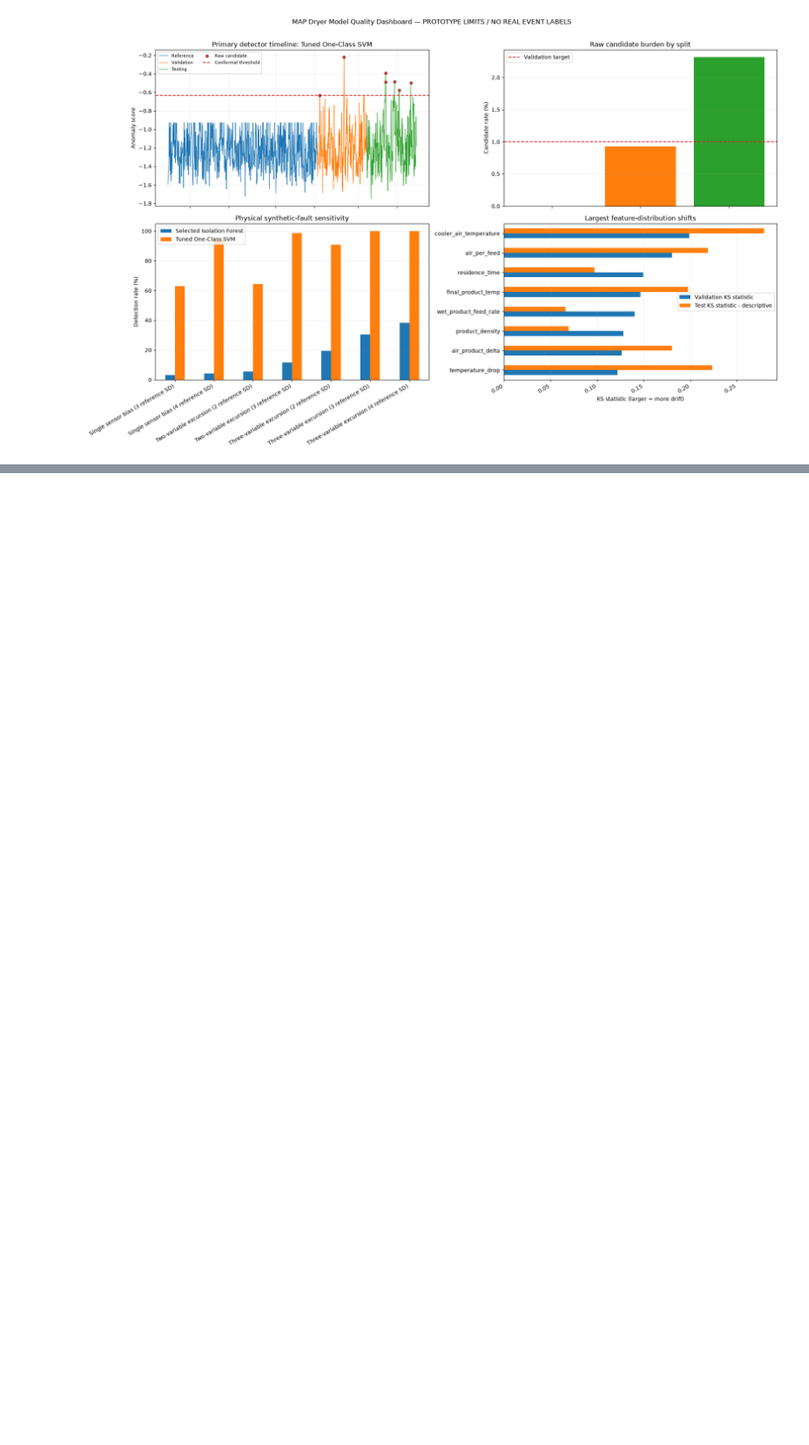
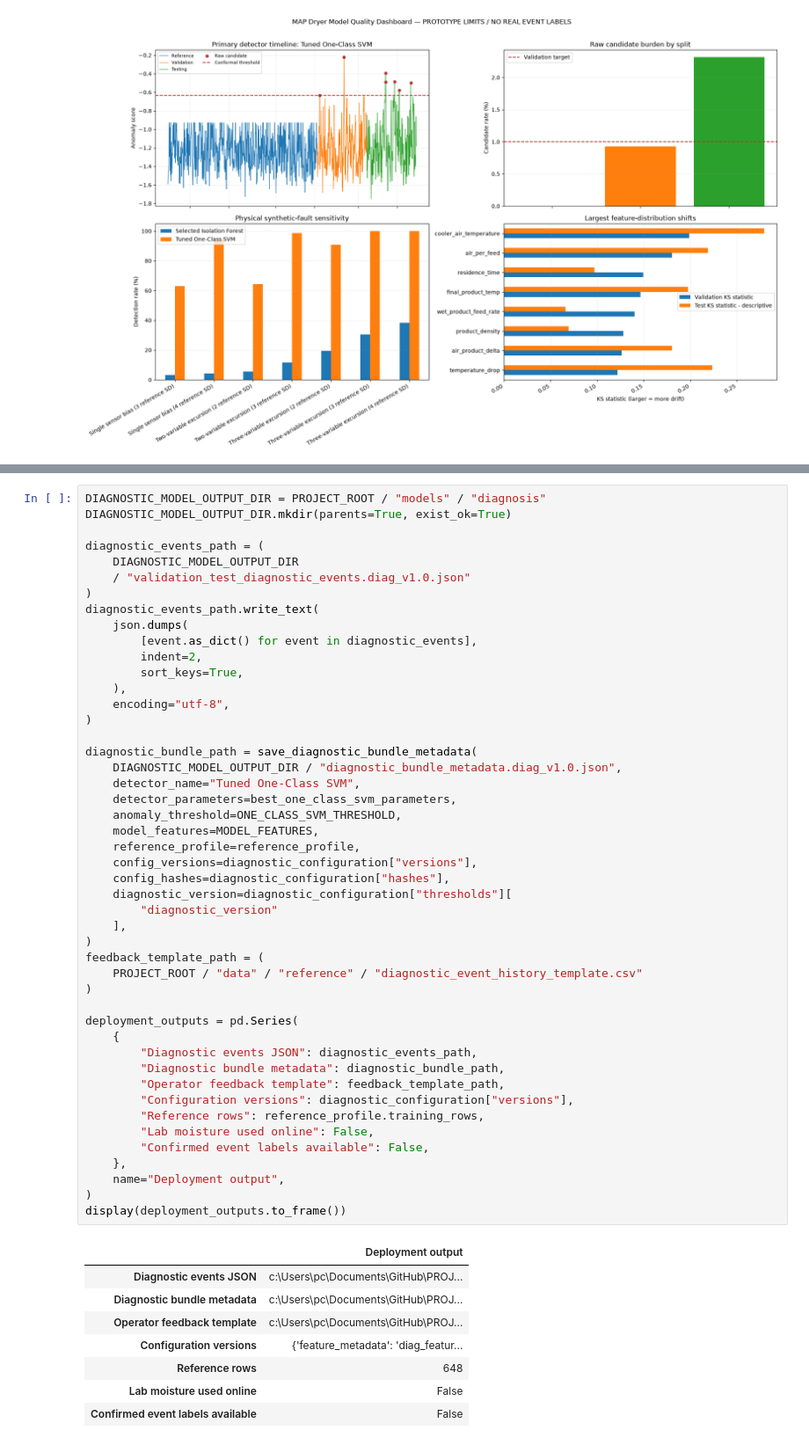
Before and after one commit to karimchaal911-web/PROJECTS, a Jupyter notebook: MAP-Dryer-AI/notebooks/04_Model2_AnomalyDetection&Diagnosis.ipynb, the cells around one changed output, grey strips where cells are left out. Shown at 88% size. Saved outputs shown, nothing was run; the diff lists cells and outputs as text; blank space fills up the shorter version.

```diff
--- a/MAP-Dryer-AI/notebooks/04_Model2_AnomalyDetection&Diagnosis.ipynb
+++ b/MAP-Dryer-AI/notebooks/04_Model2_AnomalyDetection&Diagnosis.ipynb
@@ -2514,0 +2936,56 @@ plt.show()
+# %%
+DIAGNOSTIC_MODEL_OUTPUT_DIR = PROJECT_ROOT / "models" / "diagnosis"
+DIAGNOSTIC_MODEL_OUTPUT_DIR.mkdir(parents=True, exist_ok=True)
+
+diagnostic_events_path = (
+    DIAGNOSTIC_MODEL_OUTPUT_DIR
+    / "validation_test_diagnostic_events.diag_v1.0.json"
+)
+diagnostic_events_path.write_text(
+    json.dumps(
+        [event.as_dict() for event in diagnostic_events],
+        indent=2,
+        sort_keys=True,
+    ),
+    encoding="utf-8",
+)
+
+diagnostic_bundle_path = save_diagnostic_bundle_metadata(
+    DIAGNOSTIC_MODEL_OUTPUT_DIR / "diagnostic_bundle_metadata.diag_v1.0.json",
+    detector_name="Tuned One-Class SVM",
+    detector_parameters=best_one_class_svm_parameters,
+    anomaly_threshold=ONE_CLASS_SVM_THRESHOLD,
+    model_features=MODEL_FEATURES,
+    reference_profile=reference_profile,
+    config_versions=diagnostic_configuration["versions"],
+    config_hashes=diagnostic_configuration["hashes"],
+    diagnostic_version=diagnostic_configuration["thresholds"][
+        "diagnostic_version"
+    ],
+)
+feedback_template_path = (
+    PROJECT_ROOT / "data" / "reference" / "diagnostic_event_history_template.csv"
+)
+
+deployment_outputs = pd.Series(
+    {
+        "Diagnostic events JSON": diagnostic_events_path,
+        "Diagnostic bundle metadata": diagnostic_bundle_path,
+        "Operator feedback template": feedback_template_path,
+        "Configuration versions": diagnostic_configuration["versions"],
+        "Reference rows": reference_profile.training_rows,
+        "Lab moisture used online": False,
+        "Confirmed event labels available": False,
+    },
+    name="Deployment output",
+)
+display(deployment_outputs.to_frame())
+# %% [output]
+|  | Deployment output |
+| Diagnostic events JSON | c:\Users\pc\Documents\GitHub\PROJ... |
+| Diagnostic bundle metadata | c:\Users\pc\Documents\GitHub\PROJ... |
+| Operator feedback template | c:\Users\pc\Documents\GitHub\PROJ... |
+| Configuration versions | {'feature_metadata': 'diag_featur... |
+| Reference rows | 648 |
+| Lab moisture used online | False |
+| Confirmed event labels available | False |
```
Also changed, not shown: parts of 13 cells of this notebook, 42 other files.
